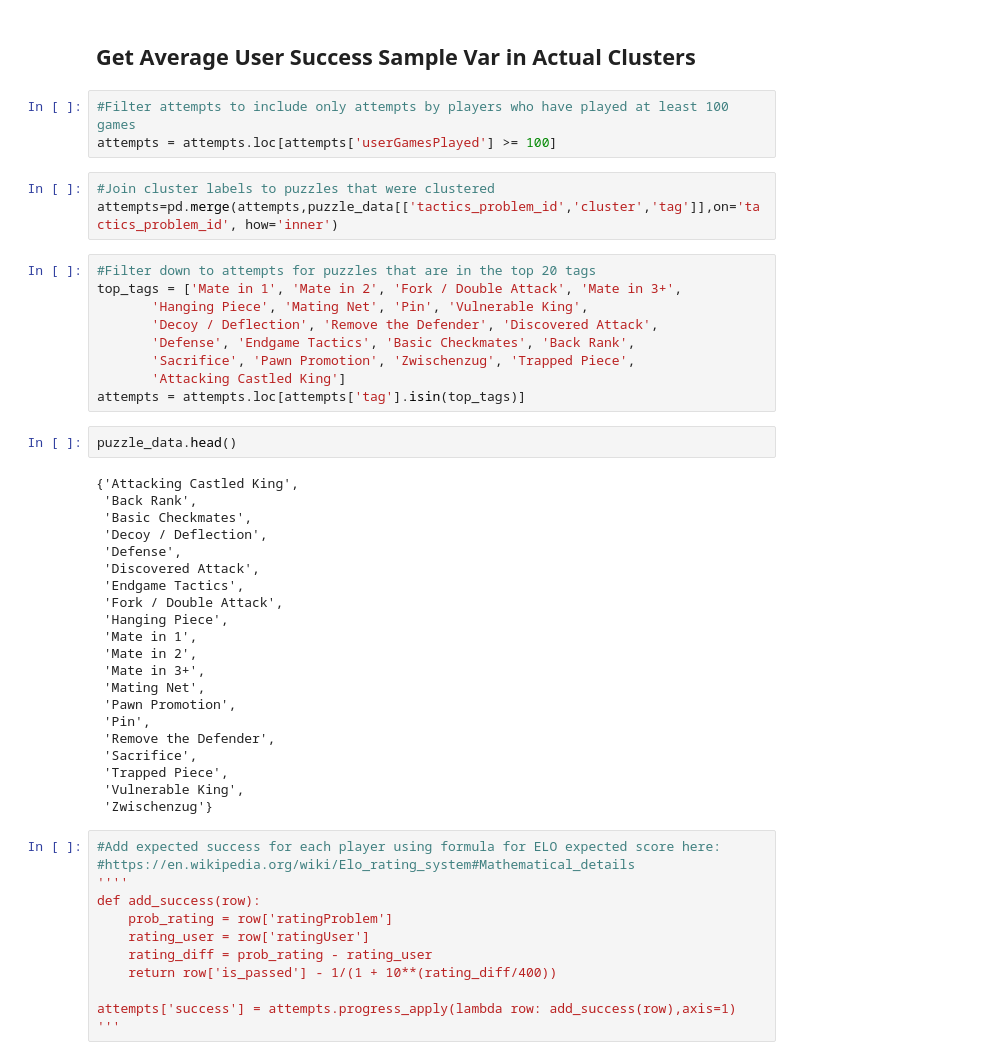
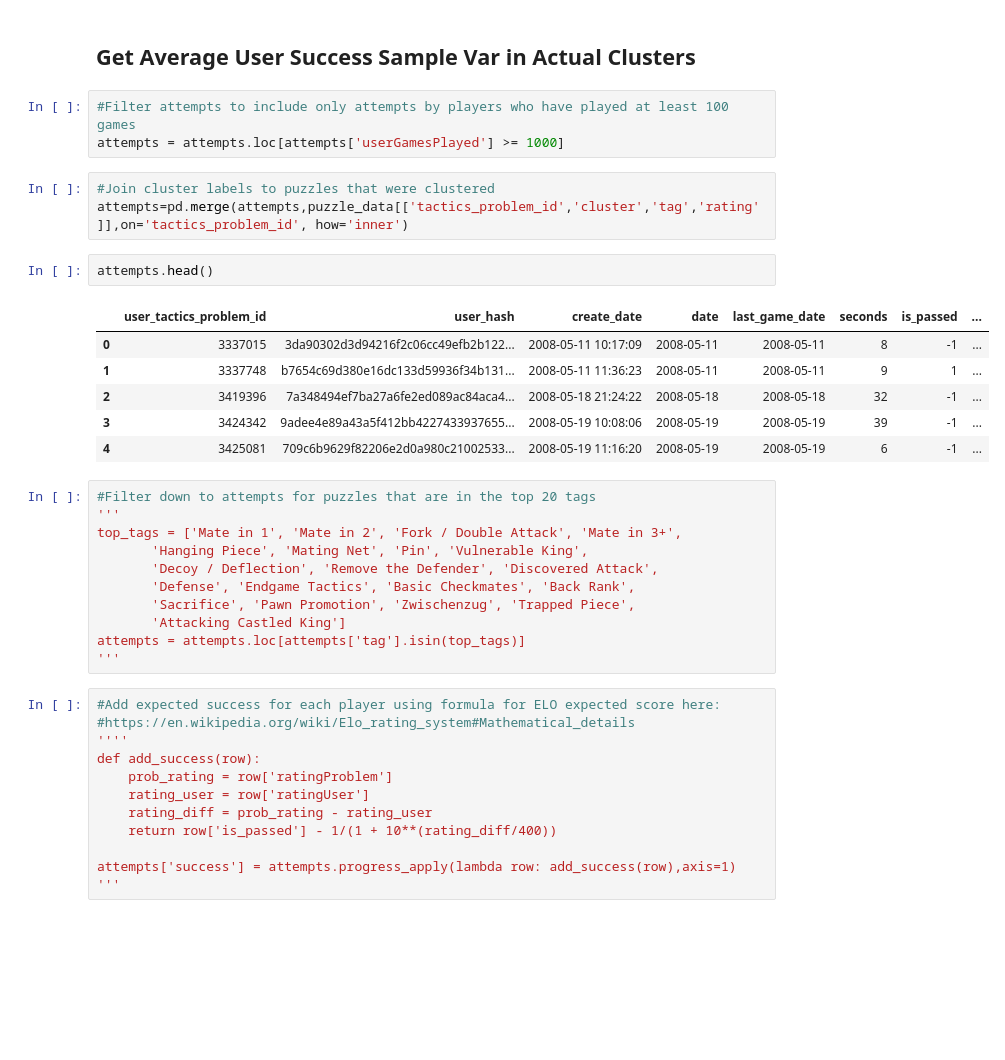
Before and after one commit to CSSLab/chess_dim_skill, a Jupyter notebook: src/Variance of Player Skill.ipynb, the cells around one changed output. Saved outputs shown, nothing was run; the diff lists cells and outputs as text; blank space fills up the shorter version.

```diff
--- a/src/Variance of Player Skill.ipynb
+++ b/src/Variance of Player Skill.ipynb
@@ -16,12 +16,22 @@ attempts['is_passed'] = attempts['is_passed'].replace(0, -1,regex=True)
 <h2>Get Average User Success Sample Var in Actual Clusters</h2>
 # %%
 #Filter attempts to include only attempts by players who have played at least 100 games
-attempts = attempts.loc[attempts['userGamesPlayed'] >= 100]
+attempts = attempts.loc[attempts['userGamesPlayed'] >= 1000]
 # %%
 #Join cluster labels to puzzles that were clustered
-attempts=pd.merge(attempts,puzzle_data[['tactics_problem_id','cluster','tag']],on='tactics_problem_id', how='inner')
+attempts=pd.merge(attempts,puzzle_data[['tactics_problem_id','cluster','tag','rating']],on='tactics_problem_id', how='inner')
+# %%
+attempts.head()
+# %% [output]
+|  | user_tactics_problem_id | user_hash | create_date | date | last_game_date | seconds | is_passed | ... |
+| 0 | 3337015 | 3da90302d3d94216f2c06cc49efb2b122... | 2008-05-11 10:17:09 | 2008-05-11 | 2008-05-11 | 8 | -1 | ... |
+| 1 | 3337748 | b7654c69d380e16dc133d59936f34b131... | 2008-05-11 11:36:23 | 2008-05-11 | 2008-05-11 | 9 | 1 | ... |
+| 2 | 3419396 | 7a348494ef7ba27a6fe2ed089ac84aca4... | 2008-05-18 21:24:22 | 2008-05-18 | 2008-05-18 | 32 | -1 | ... |
+| 3 | 3424342 | 9adee4e89a43a5f412bb4227433937655... | 2008-05-19 10:08:06 | 2008-05-19 | 2008-05-19 | 39 | -1 | ... |
+| 4 | 3425081 | 709c6b9629f82206e2d0a980c21002533... | 2008-05-19 11:16:20 | 2008-05-19 | 2008-05-19 | 6 | -1 | ... |
 # %%
 #Filter down to attempts for puzzles that are in the top 20 tags
+'''
 top_tags = ['Mate in 1', 'Mate in 2', 'Fork / Double Attack', 'Mate in 3+',
        'Hanging Piece', 'Mating Net', 'Pin', 'Vulnerable King',
        'Decoy / Deflection', 'Remove the Defender', 'Discovered Attack',
@@ -29,29 +39,7 @@ top_tags = ['Mate in 1', 'Mate in 2', 'Fork / Double Attack', 'Mate in 3+',
        'Sacrifice', 'Pawn Promotion', 'Zwischenzug', 'Trapped Piece',
        'Attacking Castled King']
 attempts = attempts.loc[attempts['tag'].isin(top_tags)]
+'''
-# %%
-puzzle_data.head()
-# %% [output]
-{'Attacking Castled King',
- 'Back Rank',
- 'Basic Checkmates',
- 'Decoy / Deflection',
- 'Defense',
- 'Discovered Attack',
- 'Endgame Tactics',
- 'Fork / Double Attack',
- 'Hanging Piece',
- 'Mate in 1',
- 'Mate in 2',
- 'Mate in 3+',
- 'Mating Net',
- 'Pawn Promotion',
- 'Pin',
- 'Remove the Defender',
- 'Sacrifice',
- 'Trapped Piece',
- 'Vulnerable King',
- 'Zwischenzug'}
 # %%
 #Add expected success for each player using formula for ELO expected score here:
 #https://en.wikipedia.org/wiki/Elo_rating_system#Mathematical_details
```
Also changed, not shown: parts of 14 cells of this notebook.
